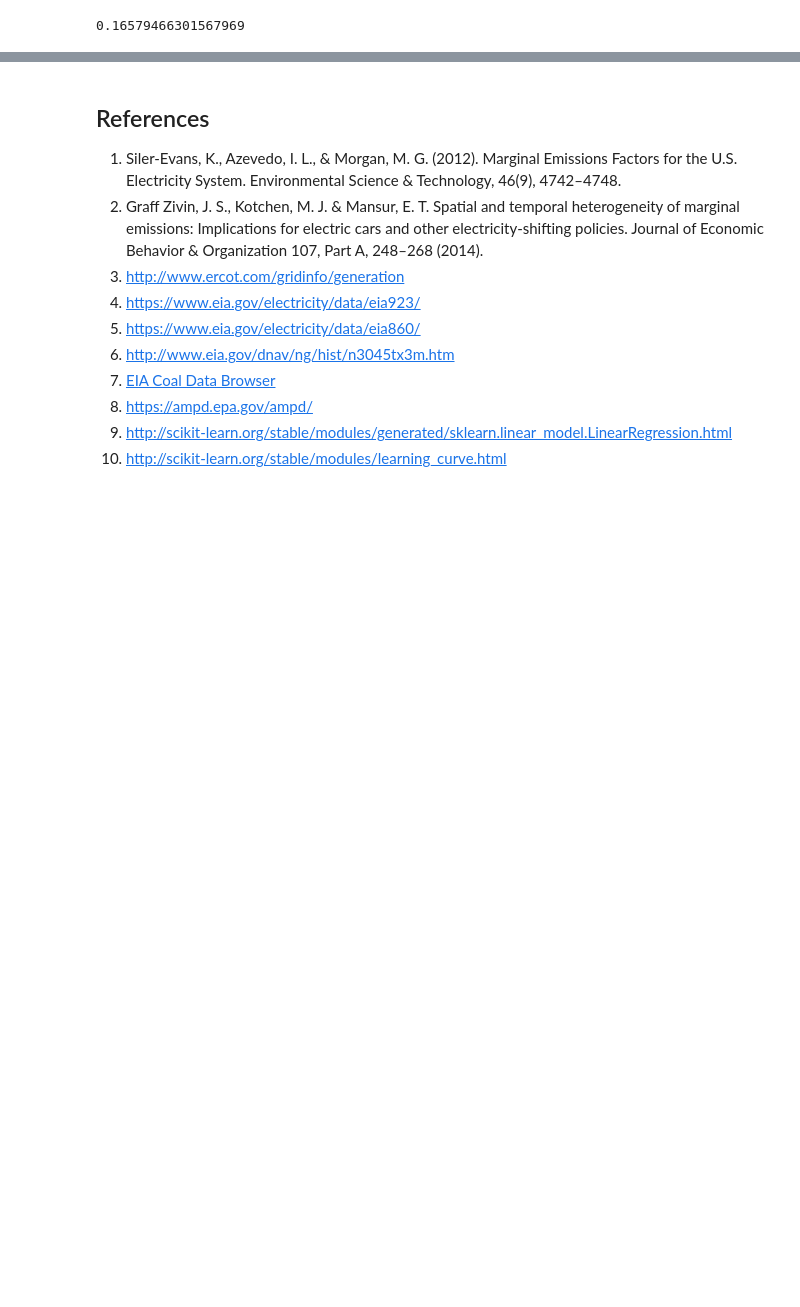
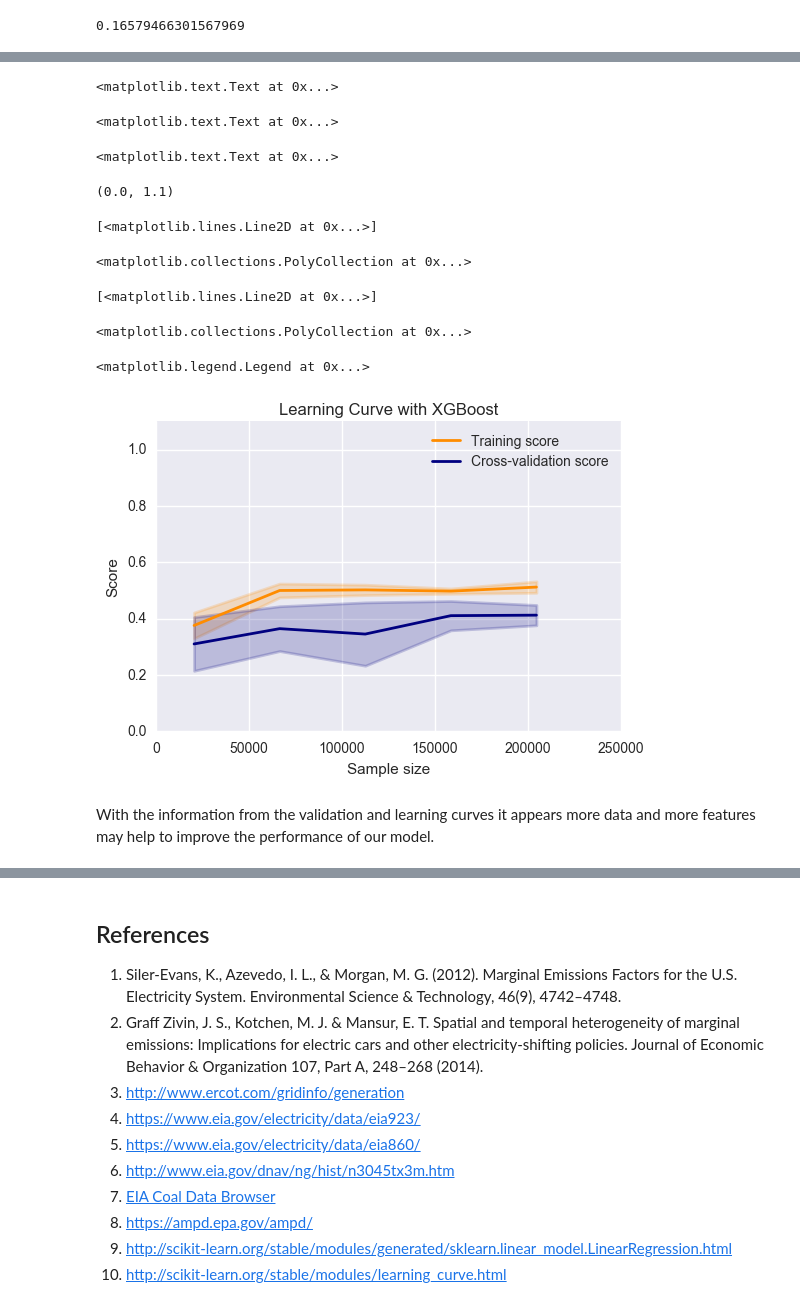
Before and after one commit to gschivley/ERCOT_power, a Jupyter notebook: Final report/Final Report.ipynb, the cells around one changed output, grey strips where cells are left out. Drawn from its saved outputs; the diff is of its cells as text; code cells hidden in the pictures; blank space fills up the shorter version.

Commit message:
Finished model section

```diff
--- a/Final report/Final Report.ipynb
+++ b/Final report/Final Report.ipynb
@@ -1081,0 +1182,39 @@ Since none of the previous methods were able to able to predict the change in cl
+# %%
+train_sizes, train_scores, valid_scores = learning_curve(XGBRegressor(n_estimators=250), X_train, y_train,
+                                              n_jobs=-1)
+# %%
+#http://scikit-learn.org/stable/modules/learning_curve.html
+train_scores_mean = np.mean(train_scores, axis=1)
+train_scores_std = np.std(train_scores, axis=1)
+valid_scores_mean = np.mean(valid_scores, axis=1)
+valid_scores_std = np.std(valid_scores, axis=1)
+
+plt.title("Learning Curve with XGBoost")
+plt.xlabel("Sample size")
+plt.ylabel("Score")
+plt.ylim(0.0, 1.1)
+lw = 2
+plt.plot(train_sizes, train_scores_mean, label="Training score",
+             color="darkorange", lw=lw)
+plt.fill_between(train_sizes, train_scores_mean - train_scores_std,
+                 train_scores_mean + train_scores_std, alpha=0.2,
+                 color="darkorange", lw=lw)
+plt.plot(train_sizes, valid_scores_mean, label="Cross-validation score",
+             color="navy", lw=lw)
+plt.fill_between(train_sizes, valid_scores_mean - valid_scores_std,
+                 valid_scores_mean + valid_scores_std, alpha=0.2,
+                 color="navy", lw=lw)
+plt.legend(loc="best")
+# %% [output]
+<matplotlib.text.Text at 0x...>
+<matplotlib.text.Text at 0x...>
+<matplotlib.text.Text at 0x...>
+(0.0, 1.1)
+[<matplotlib.lines.Line2D at 0x...>]
+<matplotlib.collections.PolyCollection at 0x...>
+[<matplotlib.lines.Line2D at 0x...>]
+<matplotlib.collections.PolyCollection at 0x...>
+<matplotlib.legend.Legend at 0x...>
+[figure, added]
+# %% [markdown]
+With the information from the validation and learning curves it appears more data and more features may help to improve the performance of our model.
```
Also changed, not shown: parts of 27 cells of this notebook.
